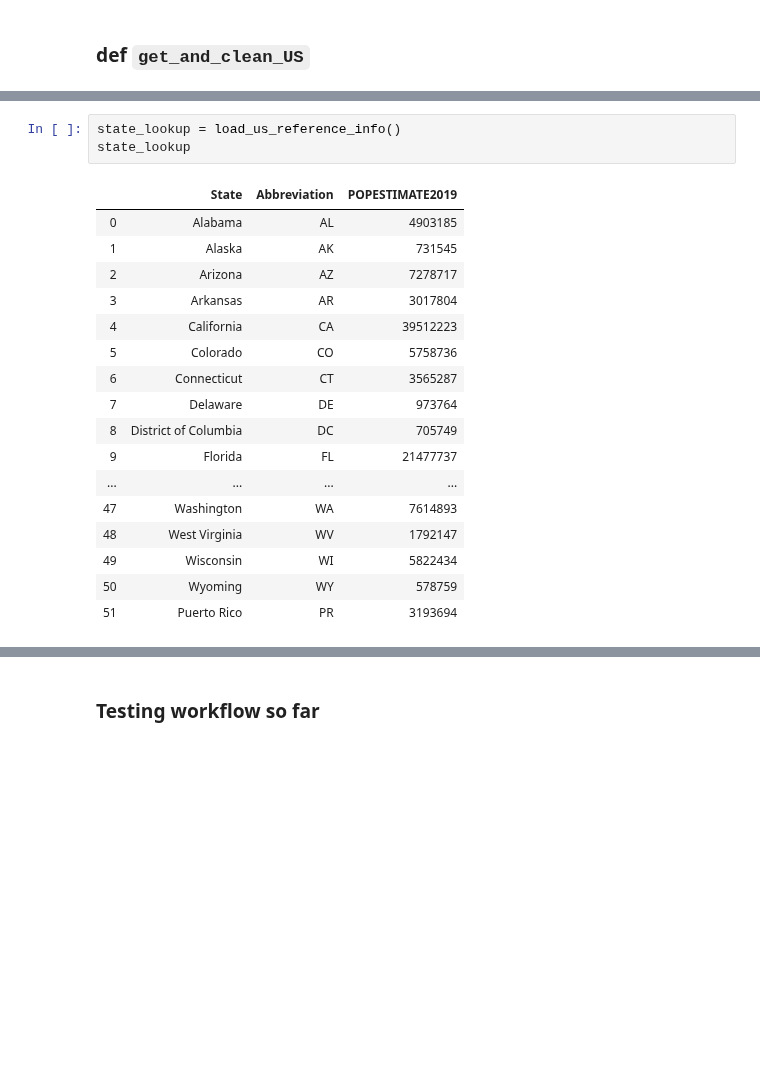
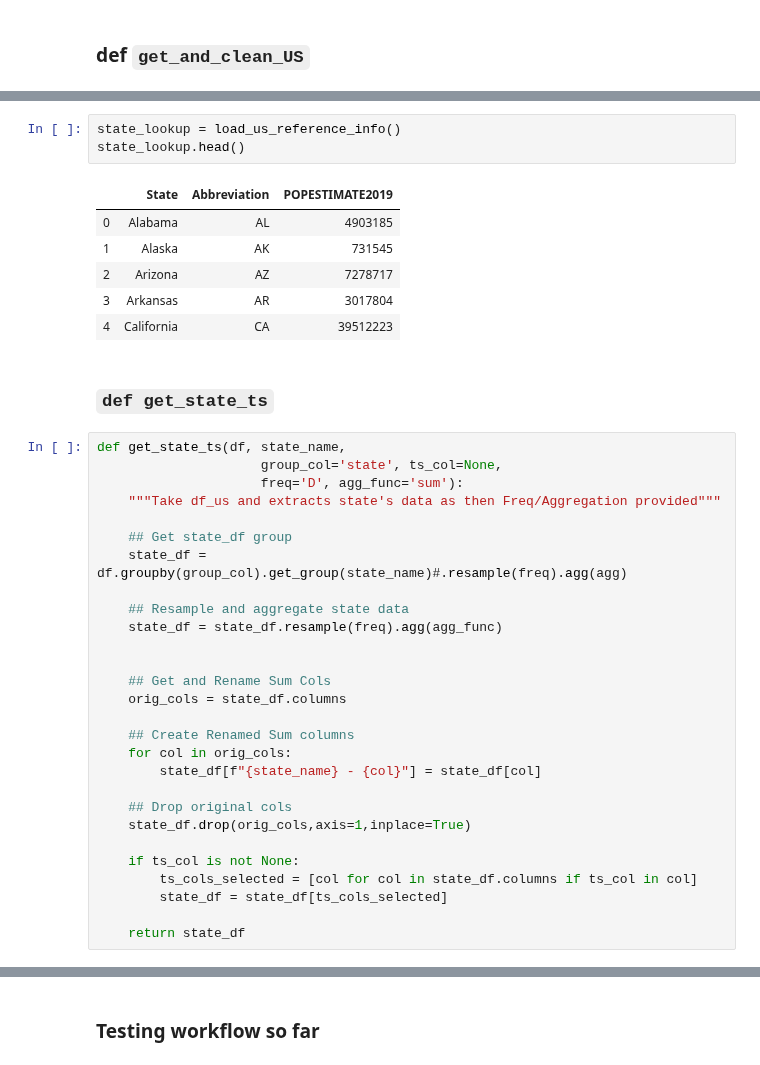
Before and after one commit to jirvingphd/playing-with-coronavirus-data, a Jupyter notebook: coronavirus-best.ipynb, the cells around one changed output, grey strips where cells are left out. Drawn from its saved outputs; the diff is of its cells as text; blank space fills up the shorter version.

```diff
--- a/coronavirus-best.ipynb
+++ b/coronavirus-best.ipynb
@@ -328,23 +284,42 @@ def get_and_clean_US(df,save_as = 'Reference Data/united_states_abbreviations.cs
     return df
 # %%
 state_lookup = load_us_reference_info()
-state_lookup
+state_lookup.head()
 # %% [output]
 |  | State | Abbreviation | POPESTIMATE2019 |
 | 0 | Alabama | AL | 4903185 |
 | 1 | Alaska | AK | 731545 |
 | 2 | Arizona | AZ | 7278717 |
 | 3 | Arkansas | AR | 3017804 |
 | 4 | California | CA | 39512223 |
-| 5 | Colorado | CO | 5758736 |
-| 6 | Connecticut | CT | 3565287 |
-| 7 | Delaware | DE | 973764 |
-| 8 | District of Columbia | DC | 705749 |
-| 9 | Florida | FL | 21477737 |
-| ... | ... | ... | ... |
-| 47 | Washington | WA | 7614893 |
-| 48 | West Virginia | WV | 1792147 |
-| 49 | Wisconsin | WI | 5822434 |
-| 50 | Wyoming | WY | 578759 |
-| 51 | Puerto Rico | PR | 3193694 |
+# %% [markdown]
+### `def get_state_ts`
+# %%
+def get_state_ts(df, state_name,
+                     group_col='state', ts_col=None,
+                     freq='D', agg_func='sum'):
+    """Take df_us and extracts state's data as then Freq/Aggregation provided"""
+
+    ## Get state_df group
+    state_df = df.groupby(group_col).get_group(state_name)#.resample(freq).agg(agg)
+
+    ## Resample and aggregate state data
+    state_df = state_df.resample(freq).agg(agg_func)
+
+
+    ## Get and Rename Sum Cols
+    orig_cols = state_df.columns
+
+    ## Create Renamed Sum columns
+    for col in orig_cols:
+        state_df[f"{state_name} - {col}"] = state_df[col]
+
+    ## Drop original cols
+    state_df.drop(orig_cols,axis=1,inplace=True)
+
+    if ts_col is not None:
+        ts_cols_selected = [col for col in state_df.columns if ts_col in col]
+        state_df = state_df[ts_cols_selected]
+
+    return state_df
 # %%
```
Also changed, not shown: parts of 94 cells of this notebook, 1 other file.
